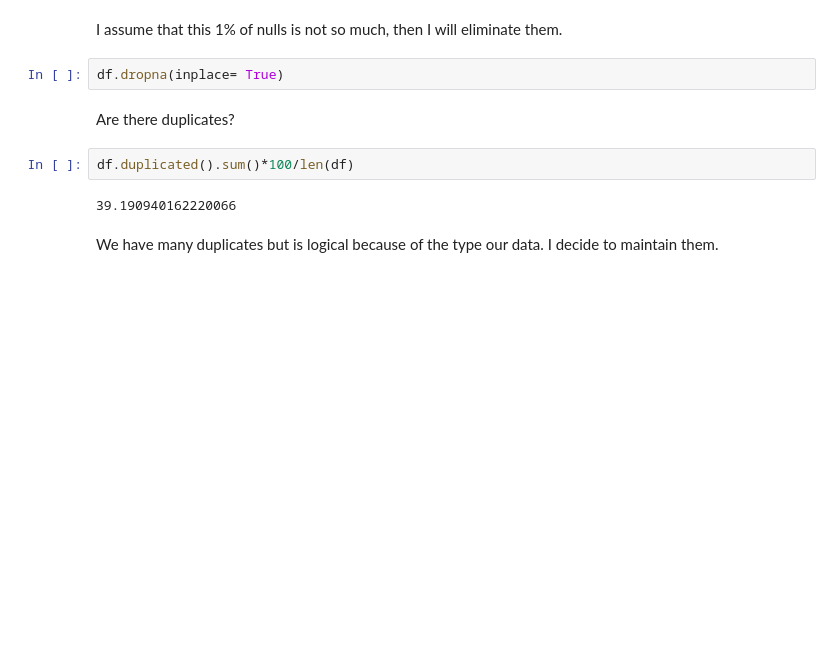
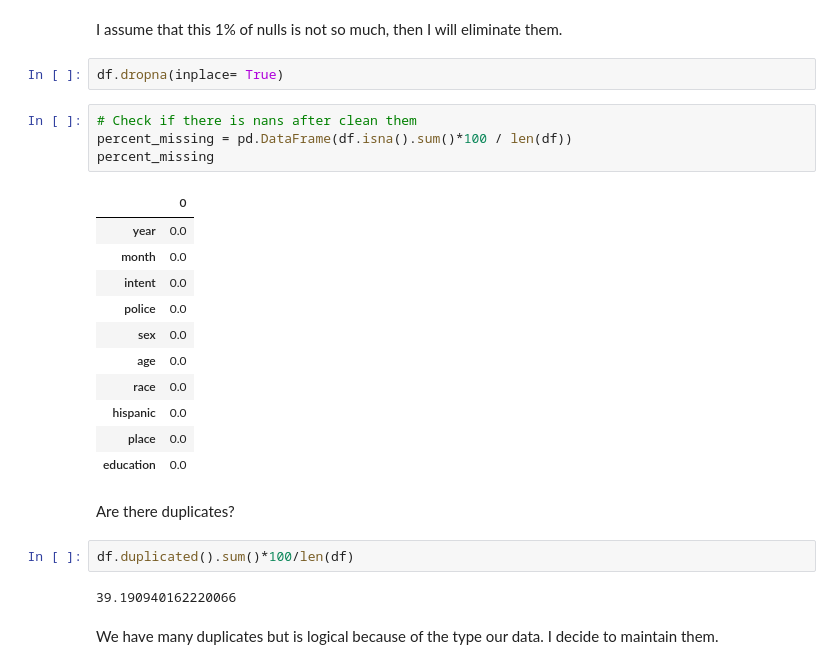
Before and after one commit to lcp87/guns_usa, a Jupyter notebook: guns.ipynb, the cells around one changed output. Saved outputs shown, nothing was run; the diff lists cells and outputs as text; blank space fills up the shorter version.

```diff
--- a/guns.ipynb
+++ b/guns.ipynb
@@ -66,6 +68,22 @@ percent_missing
 <font color= "cian"> I assume that this 1% of nulls is not so much, then I will eliminate them.
 # %%
 df.dropna(inplace= True)
+# %%
+# Check if there is nans after clean them
+percent_missing = pd.DataFrame(df.isna().sum()*100 / len(df))
+percent_missing
+# %% [output]
+|  | 0 |
+| year | 0.0 |
+| month | 0.0 |
+| intent | 0.0 |
+| police | 0.0 |
+| sex | 0.0 |
+| age | 0.0 |
+| race | 0.0 |
+| hispanic | 0.0 |
+| place | 0.0 |
+| education | 0.0 |
 # %% [markdown]
 <font color= "cian"> Are there duplicates?
 # %%
```
Also changed, not shown: parts of 25 cells of this notebook.
